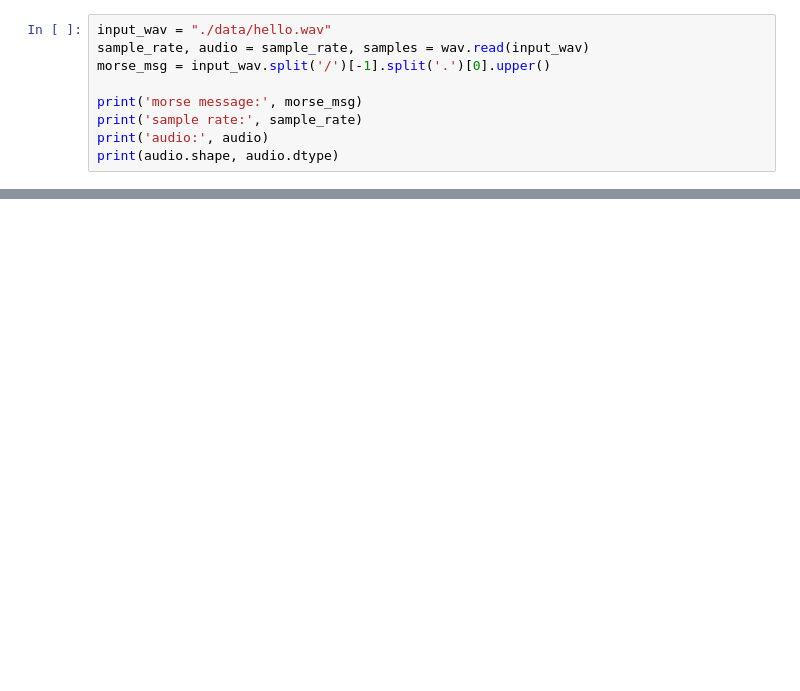
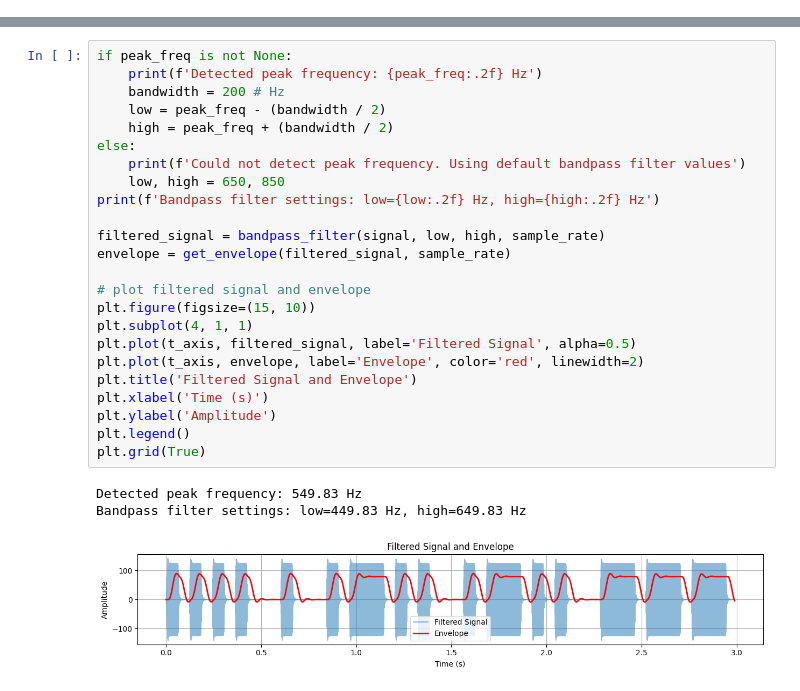
Before and after one commit to barrettotte/morse-decode, a Jupyter notebook: morse-decode.ipynb, the cells around one changed output, grey strips where cells are left out. Cells and saved outputs as stored; diff of their text form; blank space fills up the shorter version.

```diff
--- a/morse-decode.ipynb
+++ b/morse-decode.ipynb
@@ -18,9 +4,0 @@ warnings.filterwarnings('ignore')
-# %%
-input_wav = "./data/hello.wav"
-sample_rate, audio = sample_rate, samples = wav.read(input_wav)
-morse_msg = input_wav.split('/')[-1].split('.')[0].upper()
-
-print('morse message:', morse_msg)
-print('sample rate:', sample_rate)
-print('audio:', audio)
-print(audio.shape, audio.dtype)
@@ -364,0 +242,28 @@ ax.legend()
+# %%
+if peak_freq is not None:
+    print(f'Detected peak frequency: {peak_freq:.2f} Hz')
+    bandwidth = 200 # Hz
+    low = peak_freq - (bandwidth / 2)
+    high = peak_freq + (bandwidth / 2)
+else:
+    print(f'Could not detect peak frequency. Using default bandpass filter values')
+    low, high = 650, 850
+print(f'Bandpass filter settings: low={low:.2f} Hz, high={high:.2f} Hz')
+
+filtered_signal = bandpass_filter(signal, low, high, sample_rate)
+envelope = get_envelope(filtered_signal, sample_rate)
+
+# plot filtered signal and envelope
+plt.figure(figsize=(15, 10))
+plt.subplot(4, 1, 1)
+plt.plot(t_axis, filtered_signal, label='Filtered Signal', alpha=0.5)
+plt.plot(t_axis, envelope, label='Envelope', color='red', linewidth=2)
+plt.title('Filtered Signal and Envelope')
+plt.xlabel('Time (s)')
+plt.ylabel('Amplitude')
+plt.legend()
+plt.grid(True)
+# %% [output]
+Detected peak frequency: 549.83 Hz
+Bandpass filter settings: low=449.83 Hz, high=649.83 Hz
+[figure, added]
```
Also changed, not shown: parts of 27 cells of this notebook, 2 other files.
